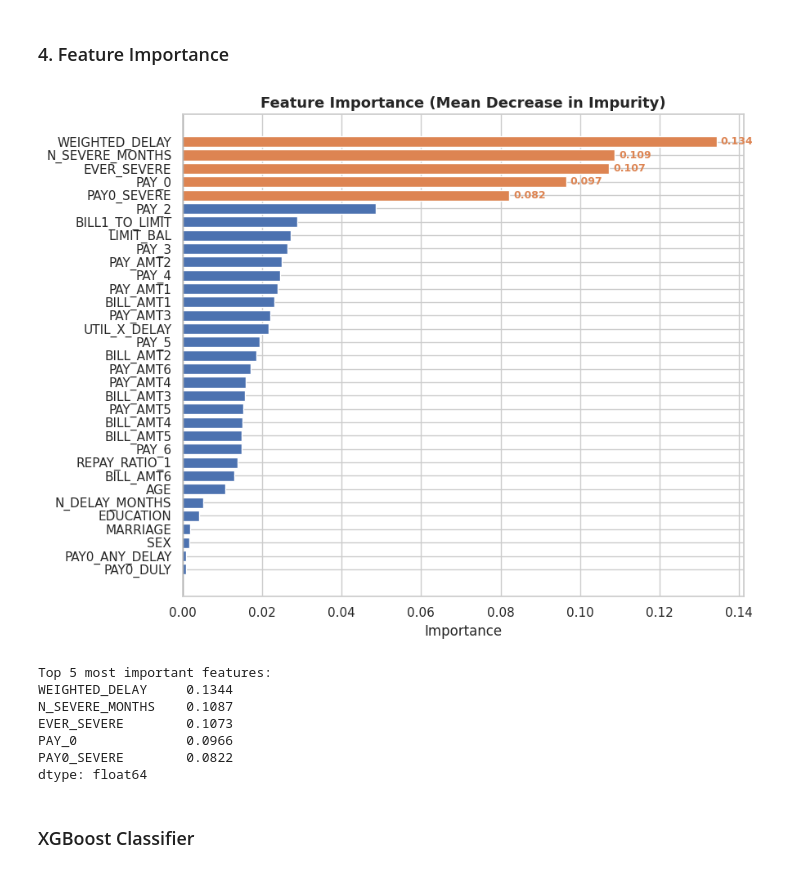
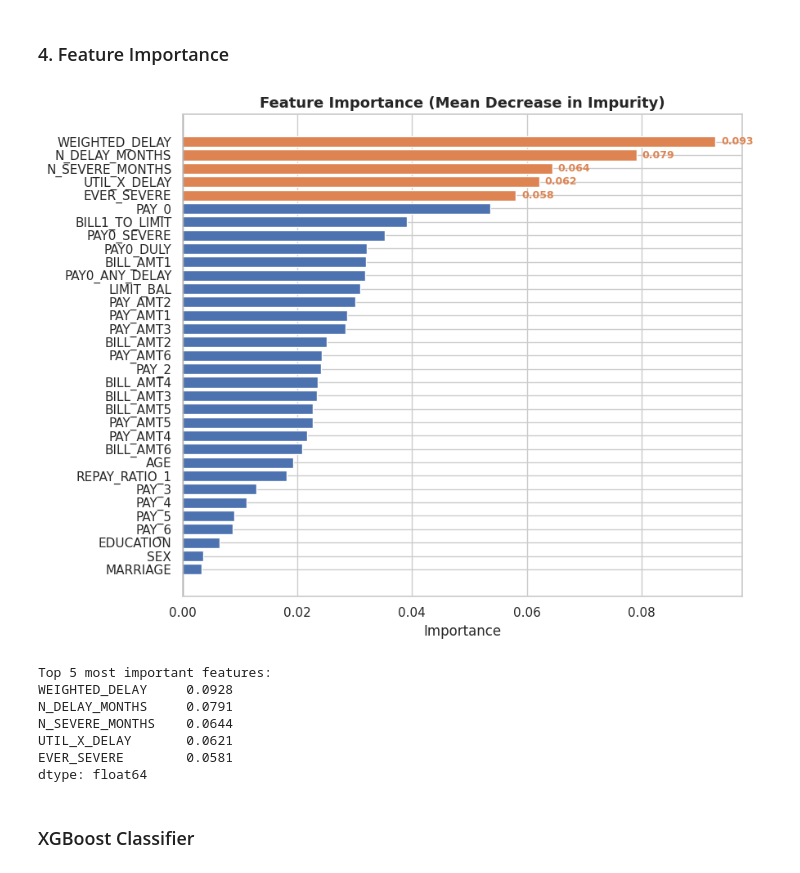
Before and after one commit to riccardo03/FinTech-Project, a Jupyter notebook: project.ipynb, the cells around one changed output. Cells and saved outputs as stored; diff of their text form; code cells hidden in the pictures.

```diff
--- a/project.ipynb
+++ b/project.ipynb
@@ -73,7 +74,7 @@ from IPython.display import display
 
 sns.set_theme(style="whitegrid", palette="muted")
 
-df = pd.read_csv("Dataset3.csv", sep=";")
+df = pd.read_csv("/content/Dataset3.csv", sep=";")
 df.rename(columns={"default.payment.next.month": "DEFAULT"}, inplace=True)
 print(df.shape)
 df.head()
@@ -197,7 +198,6 @@ Mean credit limit (Default): 130110.0
 ### 4. Payment History (PAY_0 … PAY_6): distribution and default rate
 # %%
 pay_cols = ["PAY_0","PAY_2","PAY_3","PAY_4","PAY_5","PAY_6"]
-df[pay_cols] = df[pay_cols]
 
 pay0_rate = df.groupby("PAY_0")["DEFAULT"].mean().reset_index()
 pay0_rate.columns = ["PAY_0", "Default Rate"]
@@ -538,8 +545,8 @@ print("Stage 2 best params:", best_params_rf)
 print(f"Stage 2 best CV ROC-AUC: {stage2_auc:.4f}")
 print(f"Improvement over stage 1: {(stage2_auc - stage1_auc)*100:+.2f}pp")
 
-rf = RandomForestClassifier(**best_params_rf, random_state=42, n_jobs=-1)
-rf.fit(X_train_sc, y_train)
+rf = RandomForestClassifier(**best_params_rf, random_state=42, n_jobs=-1, class_weight="balanced")
+rf.fit(X_train, y_train)
 
 # # --- Stage 2: narrow GridSearchCV (commented out for speed) ---
 # def neighbours(val, step, n=1, min_val=1):
@@ -626,34 +659,37 @@ plt.show()
 # %% [markdown]
 ### 4. Feature Importance
 # %%
-importances = pd.Series(best_rf.feature_importances_, index=feature_cols).sort_values(ascending=True)
+importances = pd.Series(
+    rf.feature_importances_,
+    index=feature_cols
+).sort_values(ascending=True)
 
 fig, ax = plt.subplots(figsize=(9, 7))
 colors = ["#DD8452" if v >= importances.nlargest(5).min() else "#4C72B0" for v in importances]
 ax.barh(importances.index, importances.values, color=colors, edgecolor="white")
 ax.set_title("Feature Importance (Mean Decrease in Impurity)", fontsize=13, fontweight="bold")
 ax.set_xlabel("Importance")
 ax.axvline(0, color="black", linewidth=0.8)
 
 # Highlight top-5 label
 for i, (name, val) in enumerate(importances.items()):
     if val >= importances.nlargest(5).min():
         ax.text(val + 0.001, i, f"{val:.3f}", va="center", fontsize=9, color="#DD8452", fontweight="bold")
 
 plt.tight_layout()
 plt.savefig("plot_rf_importance.png", dpi=150, bbox_inches="tight")
 plt.show()
 
 print("\nTop 5 most important features:")
 print(importances.nlargest(5).round(4))
 # %% [output]
-[figure, old version]
+[figure, new version]
 Top 5 most important features:
-WEIGHTED_DELAY     0.1344
-N_SEVERE_MONTHS    0.1087
-EVER_SEVERE        0.1073
-PAY_0              0.0966
-PAY0_SEVERE        0.0822
+WEIGHTED_DELAY     0.0928
+N_DELAY_MONTHS     0.0791
+N_SEVERE_MONTHS    0.0644
+UTIL_X_DELAY       0.0621
+EVER_SEVERE        0.0581
 dtype: float64
 # %% [markdown]
 ### XGBoost Classifier
```
Also changed, not shown: parts of 20 cells of this notebook.
